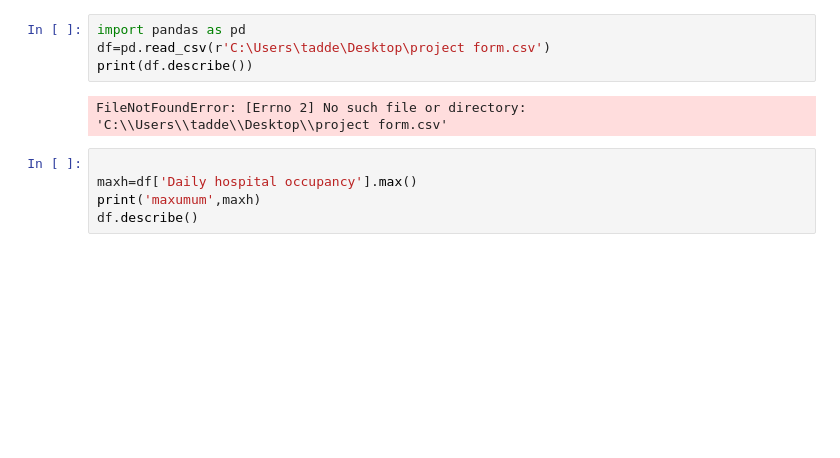
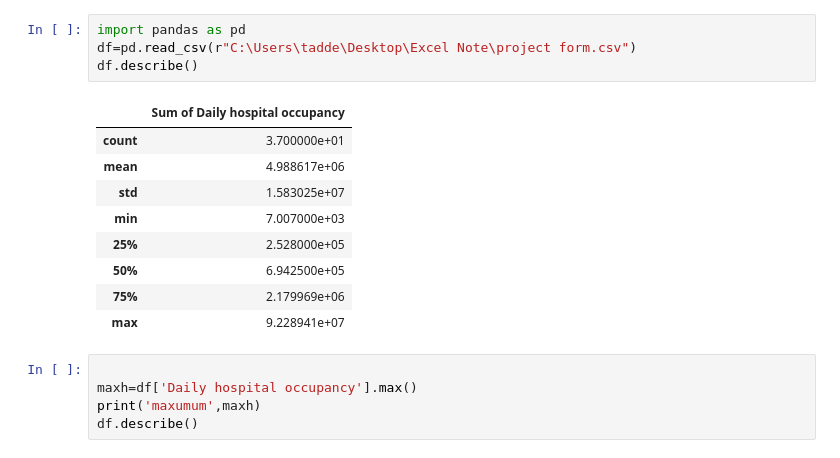
Before and after one commit to tadd2018/PythonRepo, a Jupyter notebook: CSVpracticewithpandas.ipynb, the cells around one changed output. Cells and saved outputs as stored; diff of their text form; blank space fills up the shorter version.

```diff
--- a/CSVpracticewithpandas.ipynb
+++ b/CSVpracticewithpandas.ipynb
@@ -1,9 +1,17 @@
 # %%
 import pandas as pd
-df=pd.read_csv(r'C:\Users\tadde\Desktop\project form.csv')
-print(df.describe())
+df=pd.read_csv(r"C:\Users\tadde\Desktop\Excel Note\project form.csv")
+df.describe()
 # %% [output]
-FileNotFoundError: [Errno 2] No such file or directory: 'C:\\Users\\tadde\\Desktop\\project form.csv'
+|  | Sum of Daily hospital occupancy |
+| count | 3.700000e+01 |
+| mean | 4.988617e+06 |
+| std | 1.583025e+07 |
+| min | 7.007000e+03 |
+| 25% | 2.528000e+05 |
+| 50% | 6.942500e+05 |
+| 75% | 2.179969e+06 |
+| max | 9.228941e+07 |
 # %%
 
 maxh=df['Daily hospital occupancy'].max()
```
